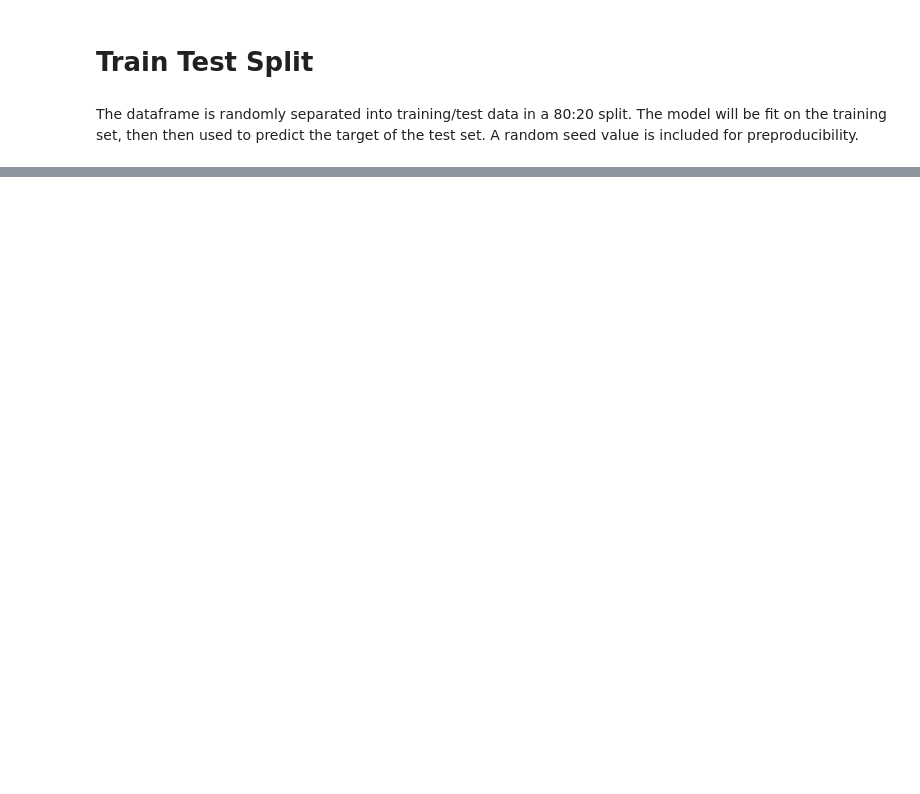
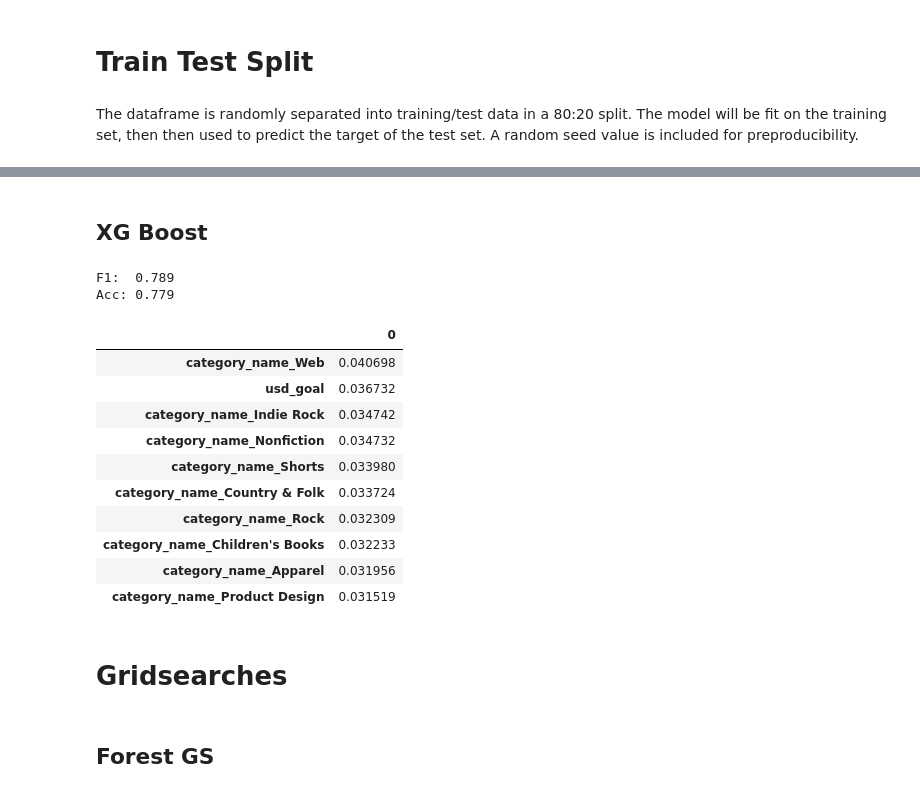
Before and after one commit to griffinhundley/kickstarter_success, a Jupyter notebook: notebooks/griff.ipynb, the cells around one changed output, grey strips where cells are left out. Drawn from its saved outputs; the diff is of its cells as text; code cells hidden in the pictures; blank space fills up the shorter version.

```diff
--- a/notebooks/griff.ipynb
+++ b/notebooks/griff.ipynb
@@ -354 +330,25 @@ X_train, X_test, y_train, y_test = train_test_split(
+# %% [markdown]
+## XG Boost
+# %%
+xgb = XGBClassifier(random_state = 69)
+xgb = md.fitmodel(xgb, data)
+md.ft_importance(xgb, columns)
+# %% [output]
+F1:  0.789
+Acc: 0.779
+|  | 0 |
+| category_name_Web | 0.040698 |
+| usd_goal | 0.036732 |
+| category_name_Indie Rock | 0.034742 |
+| category_name_Nonfiction | 0.034732 |
+| category_name_Shorts | 0.033980 |
+| category_name_Country & Folk | 0.033724 |
+| category_name_Rock | 0.032309 |
+| category_name_Children's Books | 0.032233 |
+| category_name_Apparel | 0.031956 |
+| category_name_Product Design | 0.031519 |
+# %% [markdown]
+# Gridsearches
+# %% [markdown]
+## Forest GS
 # %%
```
Also changed, not shown: parts of 41 cells of this notebook, 2 other files.
